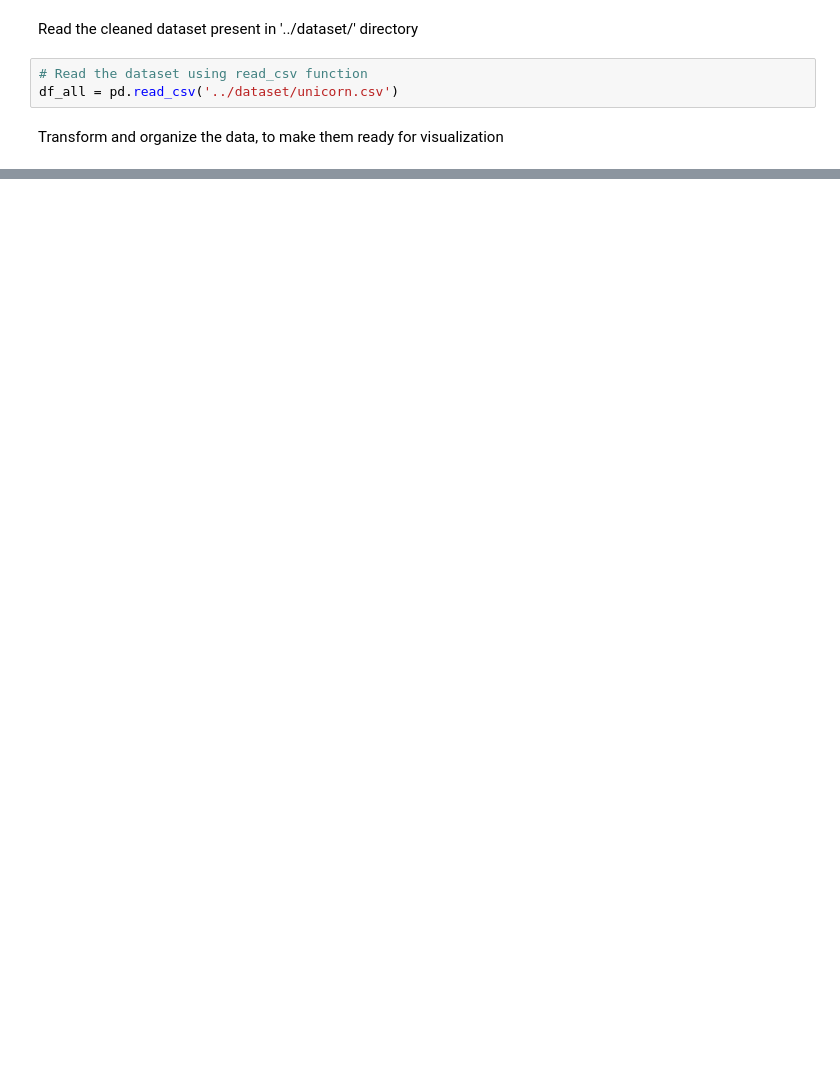
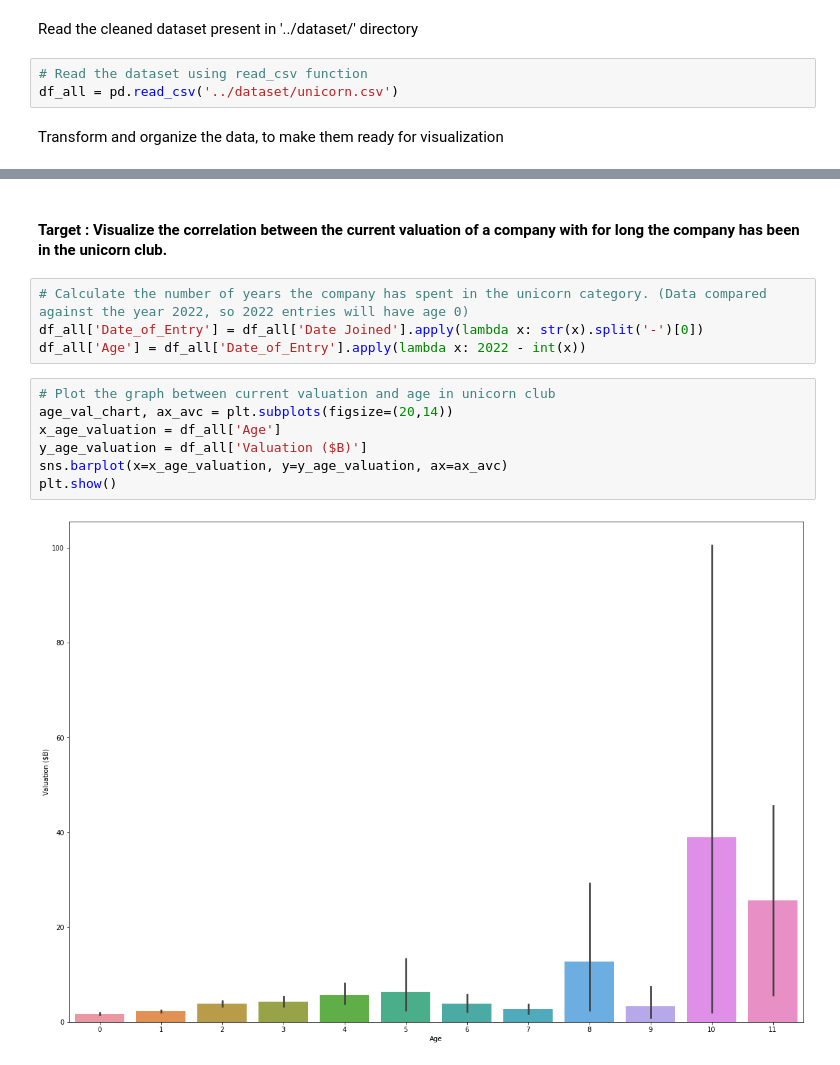
Before and after one commit to amitdas022/Unicorns, a Jupyter notebook: notebooks/visual.ipynb, the cells around one changed output, grey strips where cells are left out. Drawn from its saved outputs; the diff is of its cells as text; blank space fills up the shorter version.

Commit message:
Added age of startup vs valuation graph
Includes the black bars as the highest in each category

```diff
--- a/notebooks/visual.ipynb
+++ b/notebooks/visual.ipynb
@@ -103,3 +104,18 @@ valuation_comp_chart = sns.barplot(x=x_valuation_comp, y=y_valuation_comp, ax=ax
 plt.show()
 # %% [output]
 [figure]
+# %% [markdown]
+#### Target : Visualize the correlation between the current valuation of a company with for long the company has been in the unicorn club.
+# %%
+# Calculate the number of years the company has spent in the unicorn category. (Data compared against the year 2022, so 2022 entries will have age 0)
+df_all['Date_of_Entry'] = df_all['Date Joined'].apply(lambda x: str(x).split('-')[0])
+df_all['Age'] = df_all['Date_of_Entry'].apply(lambda x: 2022 - int(x))
+# %%
+# Plot the graph between current valuation and age in unicorn club
+age_val_chart, ax_avc = plt.subplots(figsize=(20,14))
+x_age_valuation = df_all['Age']
+y_age_valuation = df_all['Valuation ($B)']
+sns.barplot(x=x_age_valuation, y=y_age_valuation, ax=ax_avc)
+plt.show()
+# %% [output]
+[figure, added]
```
Also changed, not shown: parts of 3 cells of this notebook.
